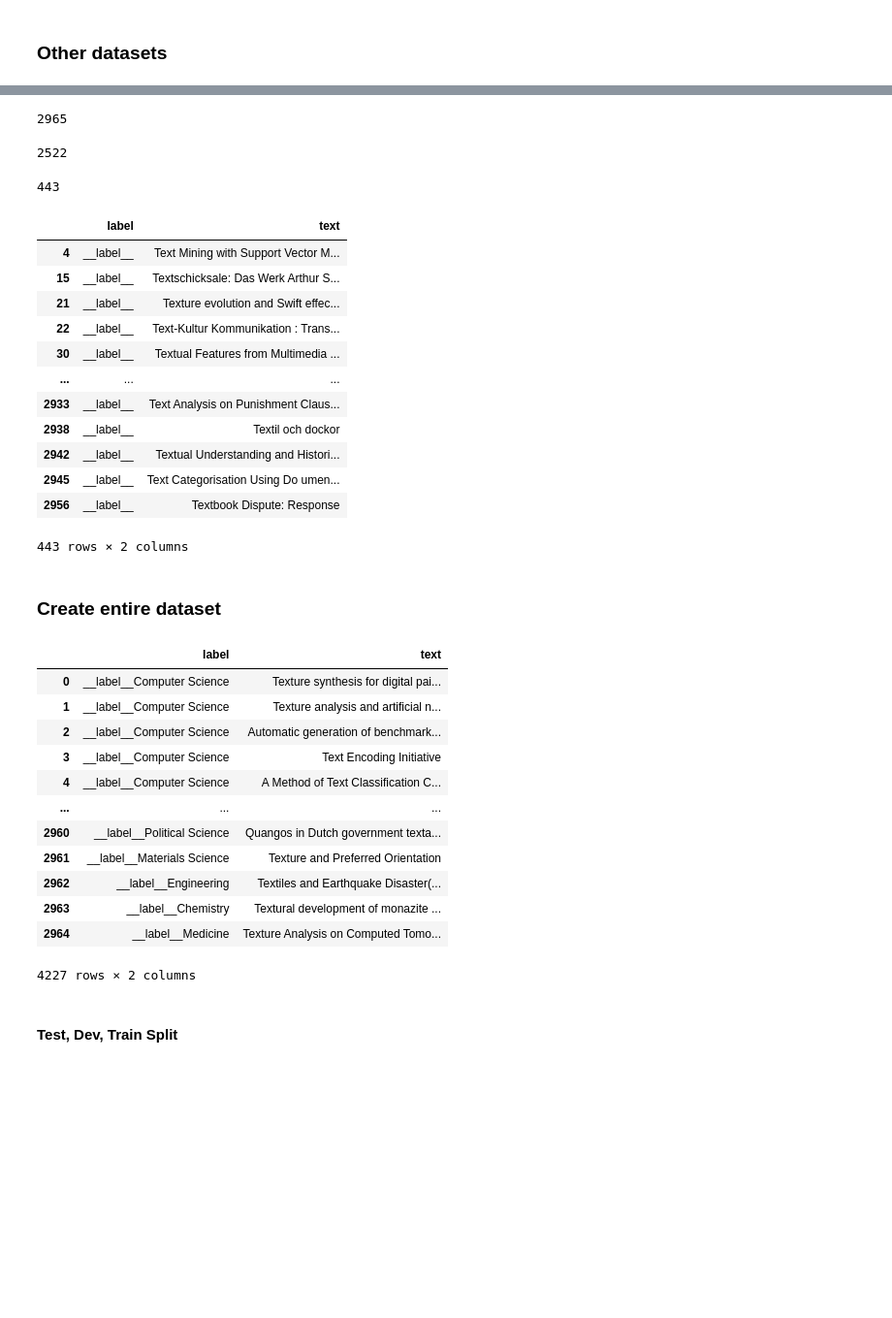
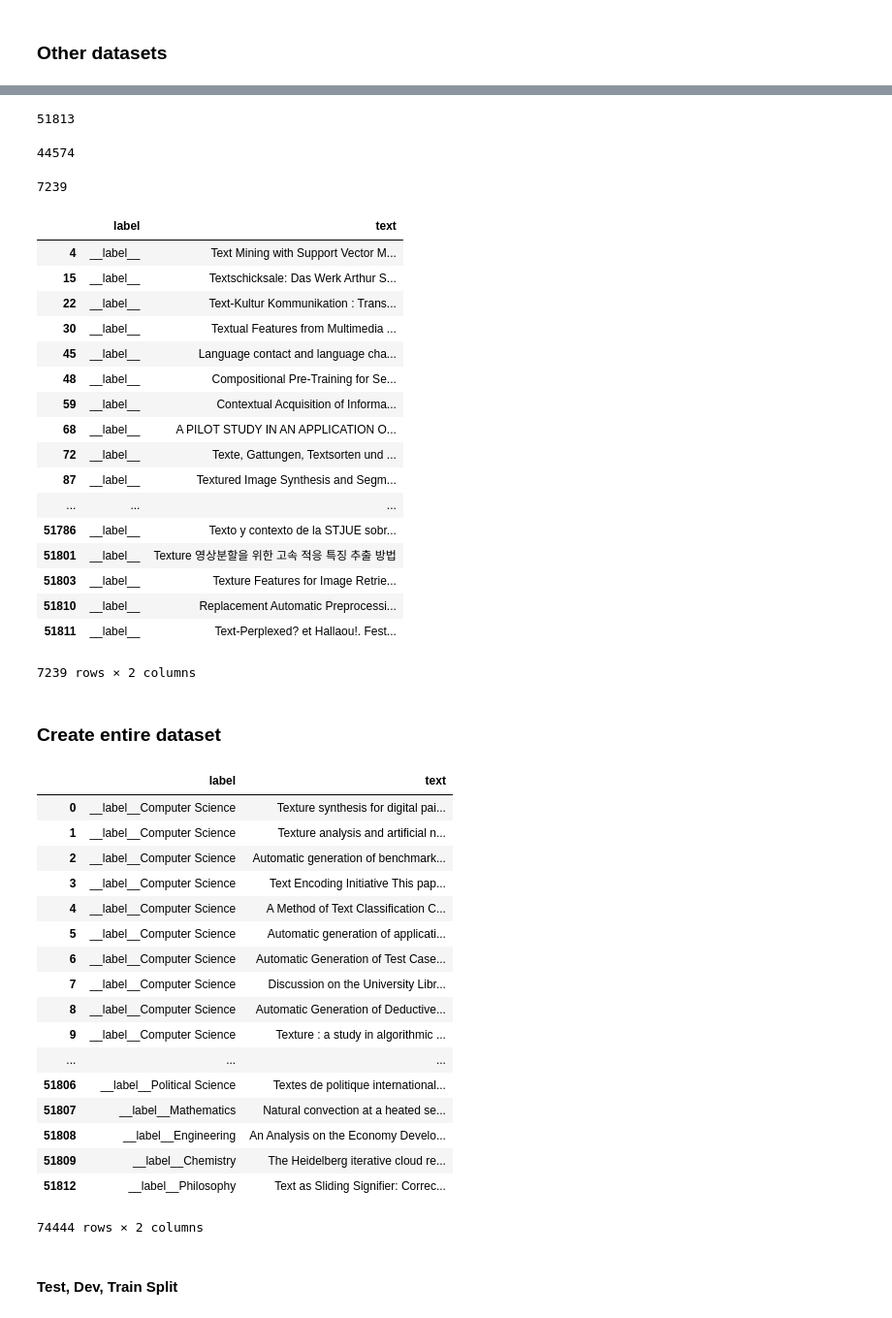
Before and after one commit to 4theKnowledge/literaturesieve, a Jupyter notebook: project/notebooks/Text Classification - Flair.ipynb, the cells around one changed output, grey strips where cells are left out. Shown: that part at 97% size. Drawn from its saved outputs; the diff is of its cells as text; code cells hidden in the pictures; blank space fills up the shorter version.

Commit message:
Updated text classification. Working on CPU only ATM.

```diff
--- a/project/notebooks/Text Classification - Flair.ipynb
+++ b/project/notebooks/Text Classification - Flair.ipynb
@@ -86,3 +78,5 @@ tcDataCS = Data(r"/content/drive/My Drive/Flair Text Classification/data/papers_
+# %%
+tcDataCS = Data(r"C:/Users/Tyler/Desktop/UWA Repos/literaturesieve/project/notebooks/data/papers_of_interest.csv")
 # %%
 tcDataCS.dataSummary()
 # %% [output]
@@ -139,3 +141,5 @@ tcDataOther = Data(r"/content/drive/My Drive/Flair Text Classification/data/pape
+# %%
+tcDataOther = Data(r"C:/Users/Tyler/Desktop/UWA Repos/literaturesieve/project/notebooks/data/papers_NOT_of_interest.csv")
 # %%
 # Must be due to the NaN values for abstracts.
 tcDataOther.dataSummary()
@@ -162,51 +171,61 @@ tcDataOther.dataOriginal
 # %%
 tcDataOther.lenOriginalData
 # %% [output]
-2965
+51813
 # %%
 len(tcDataOther.data)
 # %% [output]
-2522
+44574
 # %%
 len(tcDataOther.dataNoLabel)
 # %% [output]
-443
+7239
 # %%
 tcDataOther.dataNoLabel
 # %% [output]
 |  | label | text |
 | 4 | __label__ | Text Mining with Support Vector M... |
 | 15 | __label__ | Textschicksale: Das Werk Arthur S... |
-| 21 | __label__ | Texture evolution and Swift effec... |
 | 22 | __label__ | Text-Kultur Kommunikation : Trans... |
 | 30 | __label__ | Textual Features from Multimedia ... |
+| 45 | __label__ | Language contact and language cha... |
+| 48 | __label__ | Compositional Pre-Training for Se... |
+| 59 | __label__ | Contextual Acquisition of Informa... |
+| 68 | __label__ | A PILOT STUDY IN AN APPLICATION O... |
+| 72 | __label__ | Texte, Gattungen, Textsorten und ... |
+| 87 | __label__ | Textured Image Synthesis and Segm... |
 | ... | ... | ... |
-| 2933 | __label__ | Text Analysis on Punishment Claus... |
-| 2938 | __label__ | Textil och dockor |
-| 2942 | __label__ | Textual Understanding and Histori... |
-| 2945 | __label__ | Text Categorisation Using Do umen... |
-| 2956 | __label__ | Textbook Dispute: Response |
+| 51786 | __label__ | Texto y contexto de la STJUE sobr... |
+| 51801 | __label__ | Texture 영상분할을 위한 고속 적응 특징 추출 방법 |
+| 51803 | __label__ | Texture Features for Image Retrie... |
+| 51810 | __label__ | Replacement Automatic Preprocessi... |
+| 51811 | __label__ | Text-Perplexed? et Hallaou!. Fest... |
-443 rows × 2 columns
+7239 rows × 2 columns
 # %% [markdown]
 ### Create entire dataset
 # %%
 trainingData = tcDataCS.data.append(tcDataOther.data)
 # %%
-trainingData
+trainingData.head()
 # %% [output]
 |  | label | text |
 | 0 | __label__Computer Science | Texture synthesis for digital pai... |
 | 1 | __label__Computer Science | Texture analysis and artificial n... |
 | 2 | __label__Computer Science | Automatic generation of benchmark... |
-| 3 | __label__Computer Science | Text Encoding Initiative |
+| 3 | __label__Computer Science | Text Encoding Initiative This pap... |
 | 4 | __label__Computer Science | A Method of Text Classification C... |
+| 5 | __label__Computer Science | Automatic generation of applicati... |
+| 6 | __label__Computer Science | Automatic Generation of Test Case... |
+| 7 | __label__Computer Science | Discussion on the University Libr... |
+| 8 | __label__Computer Science | Automatic Generation of Deductive... |
+| 9 | __label__Computer Science | Texture : a study in algorithmic ... |
 | ... | ... | ... |
-| 2960 | __label__Political Science | Quangos in Dutch government texta... |
-| 2961 | __label__Materials Science | Texture and Preferred Orientation |
-| 2962 | __label__Engineering | Textiles and Earthquake Disaster(... |
-| 2963 | __label__Chemistry | Textural development of monazite ... |
-| 2964 | __label__Medicine | Texture Analysis on Computed Tomo... |
+| 51806 | __label__Political Science | Textes de politique international... |
+| 51807 | __label__Mathematics | Natural convection at a heated se... |
+| 51808 | __label__Engineering | An Analysis on the Economy Develo... |
+| 51809 | __label__Chemistry | The Heidelberg iterative cloud re... |
+| 51812 | __label__Philosophy | Text as Sliding Signifier: Correc... |
-4227 rows × 2 columns
+74444 rows × 2 columns
 # %% [markdown]
 #### Test, Dev, Train Split
 # %%
```
Also changed, not shown: parts of 27 cells of this notebook.
